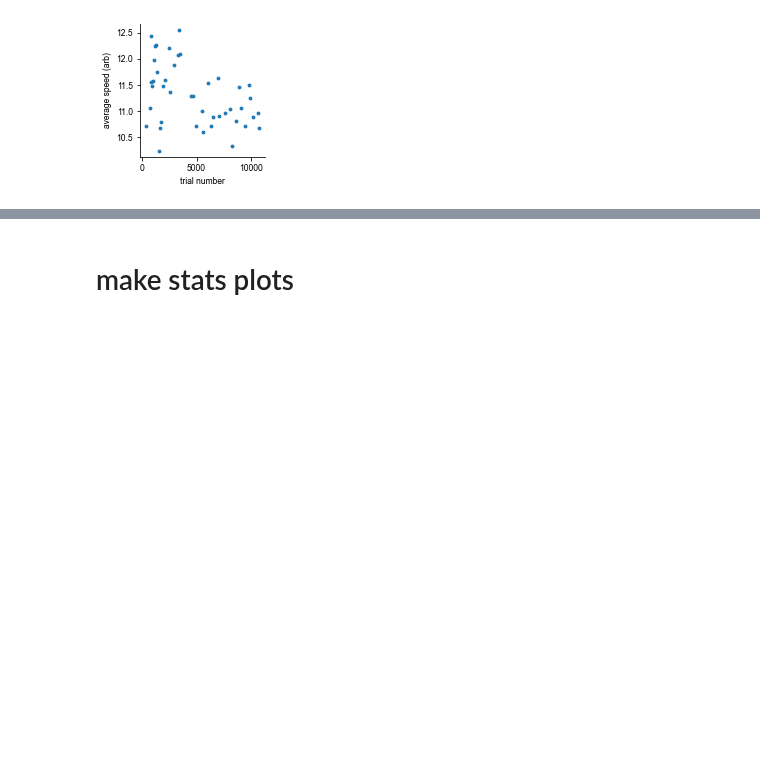
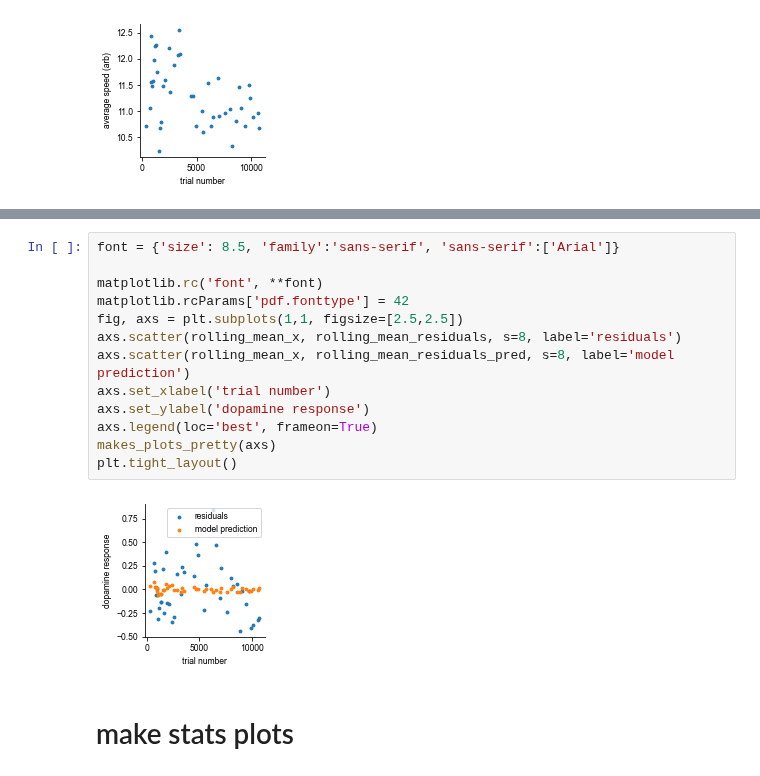
Before and after one commit to fgreenstreet/APE_paper, a Jupyter notebook: supp7/movement_vs_trial_num_regression/turn_angle_over_sessions_plotting.ipynb, the cells around one changed output, grey strips where cells are left out. Drawn from its saved outputs; the diff is of its cells as text; blank space fills up the shorter version.

```diff
--- a/supp7/movement_vs_trial_num_regression/turn_angle_over_sessions_plotting.ipynb
+++ b/supp7/movement_vs_trial_num_regression/turn_angle_over_sessions_plotting.ipynb
@@ -411,3 +476,18 @@ plt.tight_layout()
+# %%
+font = {'size': 8.5, 'family':'sans-serif', 'sans-serif':['Arial']}
+
+matplotlib.rc('font', **font)
+matplotlib.rcParams['pdf.fonttype'] = 42
+fig, axs = plt.subplots(1,1, figsize=[2.5,2.5])
+axs.scatter(rolling_mean_x, rolling_mean_residuals, s=8, label='residuals')
+axs.scatter(rolling_mean_x, rolling_mean_residuals_pred, s=8, label='model prediction')
+axs.set_xlabel('trial number')
+axs.set_ylabel('dopamine response')
+axs.legend(loc='best', frameon=True)
+makes_plots_pretty(axs)
+plt.tight_layout()
+# %% [output]
+[figure, added]
 # %% [markdown]
 # make stats plots
 # %%
```
Also changed, not shown: parts of 6 cells of this notebook, 2 other files.
